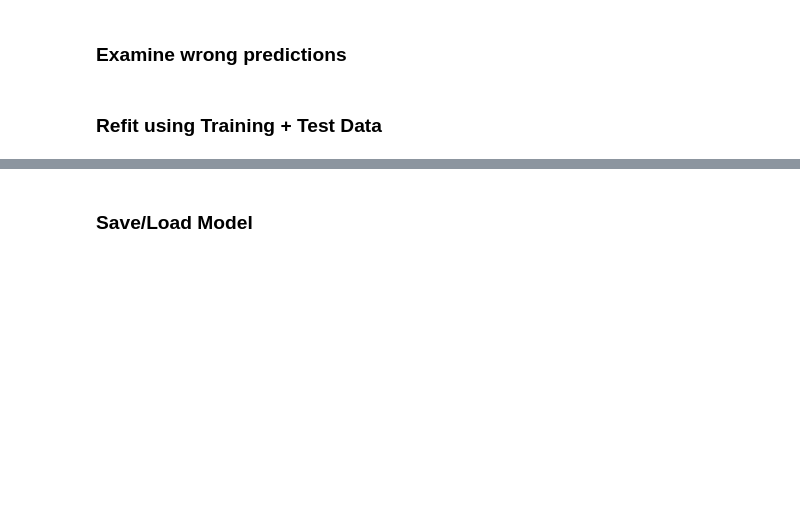
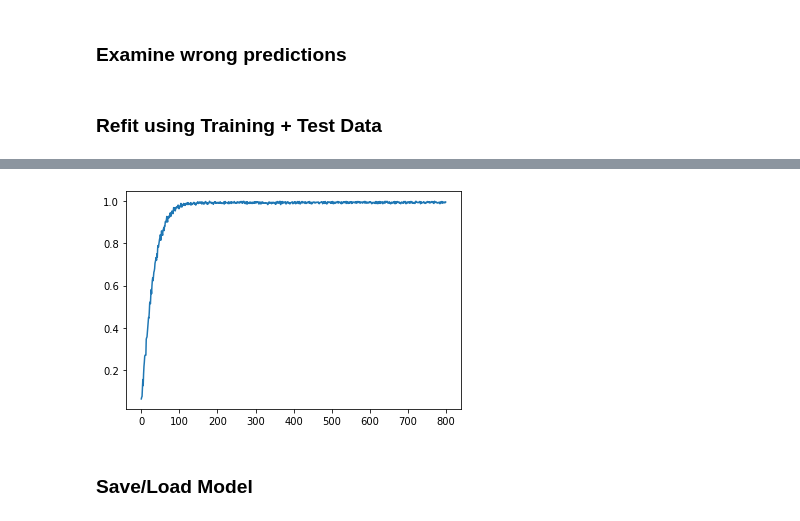
Before and after one commit to fzqneo/DD-Net, a Jupyter notebook: JHMDB/jhmdb_openpose_unknown_handle.ipynb, the cells around one changed output, grey strips where cells are left out. Drawn from its saved outputs; the diff is of its cells as text; code cells hidden in the pictures; blank space fills up the shorter version.

```diff
--- a/JHMDB/jhmdb_openpose_unknown_handle.ipynb
+++ b/JHMDB/jhmdb_openpose_unknown_handle.ipynb
@@ -506,0 +480,8 @@ X_refit_0, X_refit_1 = ddnet.preprocess_batch(X_refit, C)
+# %%
+print(Y_input.shape, Y_test_input.shape)
+X_rf_0 = np.concatenate([X_0, X_test_0])
+X_rf_1 = np.concatenate([X_1, X_test_1])
+Y_rf = np.concatenate([Y_input, Y_test_input])
+assert X_rf_0.shape[0] == X_rf_1.shape[0] == Y_rf.shape[0]
+print("Refit using {} samples".format(Y_rf.shape[0]))
+rf_sample_weight = get_sample_weight(Y_rf)
@@ -507,29 +496,29 @@ X_refit_0, X_refit_1 = ddnet.preprocess_batch(X_refit, C)
 # %%
 # create a new net
-refit_net = ddnet.create_DDNet(C)
+rf_net = ddnet.create_DDNet(C)
 
 lr = 1e-3
-refit_net.compile(loss="categorical_crossentropy",optimizer=adam(lr),metrics=['accuracy'])
+rf_net.compile(loss="categorical_crossentropy",optimizer=adam(lr),metrics=['accuracy'])
 lrScheduler = keras.callbacks.ReduceLROnPlateau(monitor='loss', factor=0.5, patience=5, cooldown=5, min_lr=1e-5)
 
-history1 = refit_net.fit([X_refit_0,X_refit_1],Y_refit,
-                    batch_size=len(Y_refit),
+history1 = rf_net.fit([X_rf_0,X_rf_1],Y_rf,
+                    batch_size=len(Y_rf),
                     epochs=800,
                     verbose=True,
                     shuffle=True,
                     callbacks=[lrScheduler],
-                    sample_weight=refit_sample_weight
+                    sample_weight=rf_sample_weight
                     )
 
 lr = 1e-4
-refit_net.compile(loss="categorical_crossentropy",optimizer=adam(lr),metrics=['accuracy'])
+rf_net.compile(loss="categorical_crossentropy",optimizer=adam(lr),metrics=['accuracy'])
 lrScheduler = keras.callbacks.ReduceLROnPlateau(monitor='loss', factor=0.5, patience=5, cooldown=5, min_lr=5e-6)
 
-history2 = refit_net.fit([X_refit_0,X_refit_1],Y_refit,
-                    batch_size=len(Y_refit),
+history2 = rf_net.fit([X_rf_0,X_rf_1],Y_rf,
+                    batch_size=len(Y_rf),
                     epochs=500,
                     verbose=True,
                     shuffle=True,
                     callbacks=[lrScheduler],
-                    sample_weight=refit_sample_weight
+                    sample_weight=rf_sample_weight
                     )
@@ -536,10 +543,15 @@ history2 = refit_net.fit([X_refit_0,X_refit_1],Y_refit,
 # %%
-# the first 600 epochs
-plot_accuracy(history1)
-plot_loss(history1)
-# the next 500 epochs
-plot_accuracy(history2)
-plot_loss(history2)
+try:
+    # the first 600 epochs
+    plot_accuracy(history1)
+    plot_loss(history1)
+    # the next 500 epochs
+    plot_accuracy(history2)
+    plot_loss(history2)
+except:
+    pass
+# %% [output]
+[figure, added]
 # %% [markdown]
 ### Save/Load Model
 # %%
```
Also changed, not shown: parts of 21 cells of this notebook, 2 other files.
